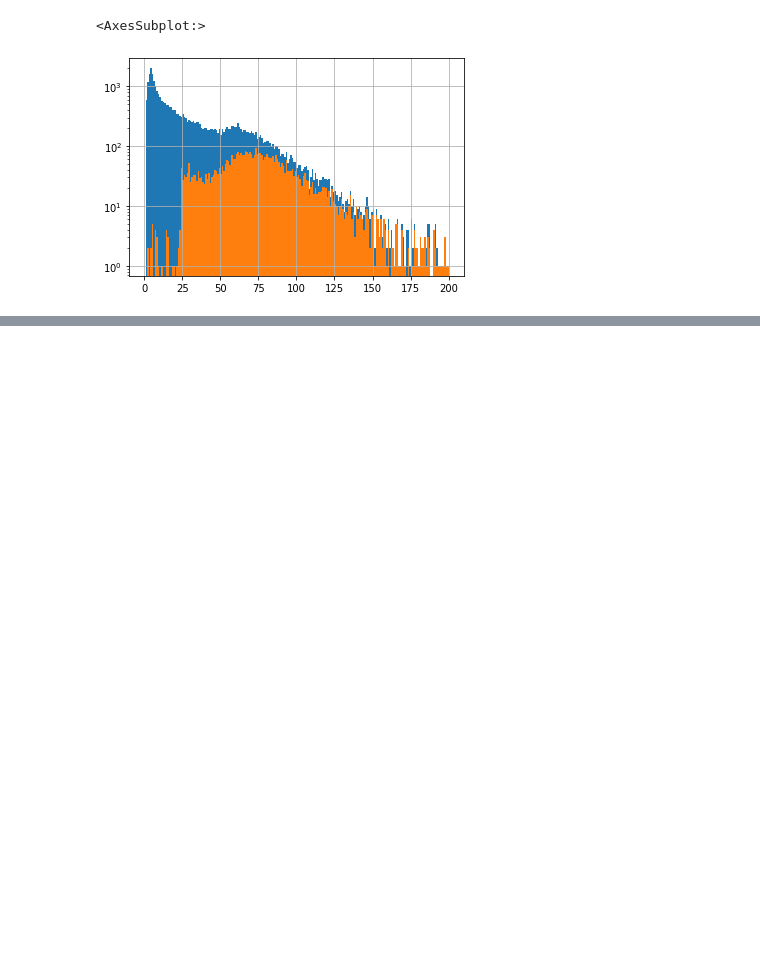
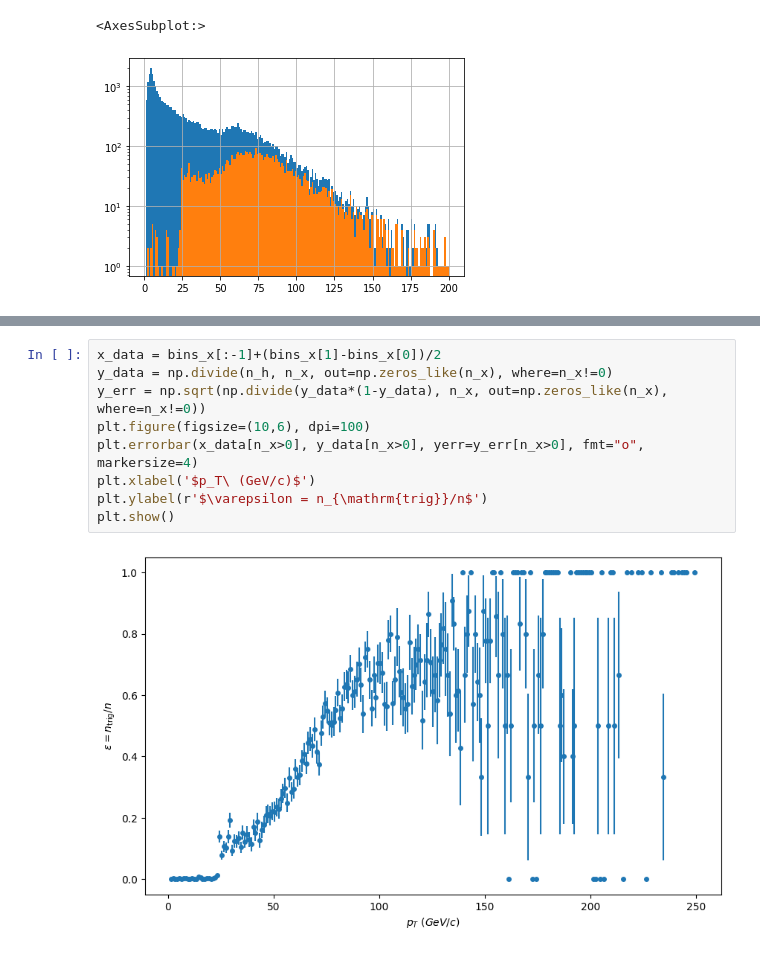
Before and after one commit to lucalista/analisi-dati-2022, a Jupyter notebook: 17.01.00__Misura_di_un_plateau_di_efficienza.ipynb, the cells around one changed output, grey strips where cells are left out. Saved outputs shown, nothing was run; the diff lists cells and outputs as text; blank space fills up the shorter version.

```diff
--- a/17.01.00__Misura_di_un_plateau_di_efficienza.ipynb
+++ b/17.01.00__Misura_di_un_plateau_di_efficienza.ipynb
@@ -300,0 +319,11 @@ df[(df.muon_id==1) & (df.muon_pt<200) & (df.passes_trigger==1)].muon_pt.hist(bin
+# %%
+x_data = bins_x[:-1]+(bins_x[1]-bins_x[0])/2
+y_data = np.divide(n_h, n_x, out=np.zeros_like(n_x), where=n_x!=0)
+y_err = np.sqrt(np.divide(y_data*(1-y_data), n_x, out=np.zeros_like(n_x), where=n_x!=0))
+plt.figure(figsize=(10,6), dpi=100)
+plt.errorbar(x_data[n_x>0], y_data[n_x>0], yerr=y_err[n_x>0], fmt="o", markersize=4)
+plt.xlabel('$p_T\ (GeV/c)$')
+plt.ylabel(r'$\varepsilon = n_{\mathrm{trig}}/n$')
+plt.show()
+# %% [output]
+[figure, added]
```
Also changed, not shown: parts of 4 cells of this notebook, 1 other file.
